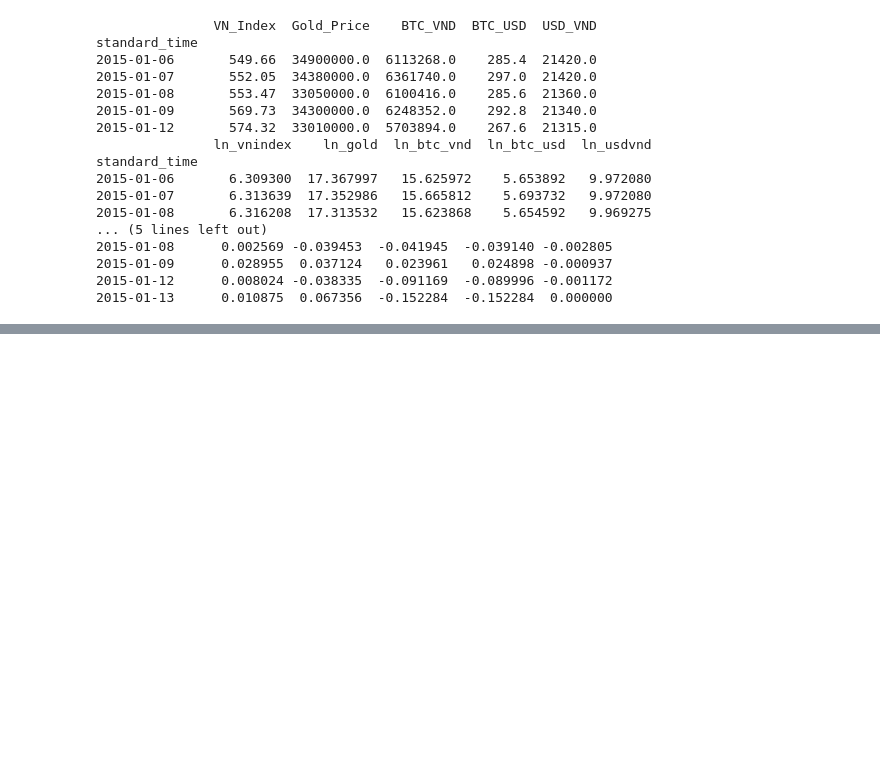
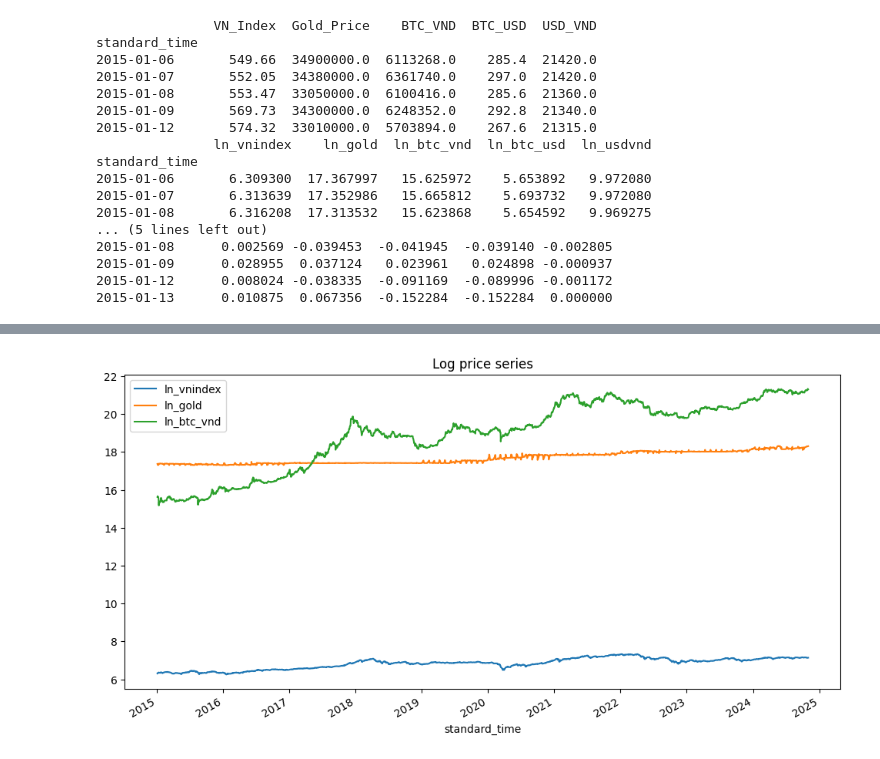
Before and after one commit to Gitzvaaaa/Digital-gold-debate, a Jupyter notebook: Notebooks/eda_&_preprocessing.ipynb, the cells around one changed output, grey strips where cells are left out. Saved outputs shown, nothing was run; the diff lists cells and outputs as text; code cells hidden in the pictures; blank space fills up the shorter version.

```diff
--- a/Notebooks/eda_&_preprocessing.ipynb
+++ b/Notebooks/eda_&_preprocessing.ipynb
@@ -208,0 +314,6 @@ standard_time
+# %%
+log_price[["ln_vnindex", "ln_gold", "ln_btc_vnd"]].plot(figsize=(12, 6))
+plt.title("Log price series")
+plt.show()
+# %% [output]
+[figure, added]
```
Also changed, not shown: parts of 16 cells of this notebook, 2 other files.
